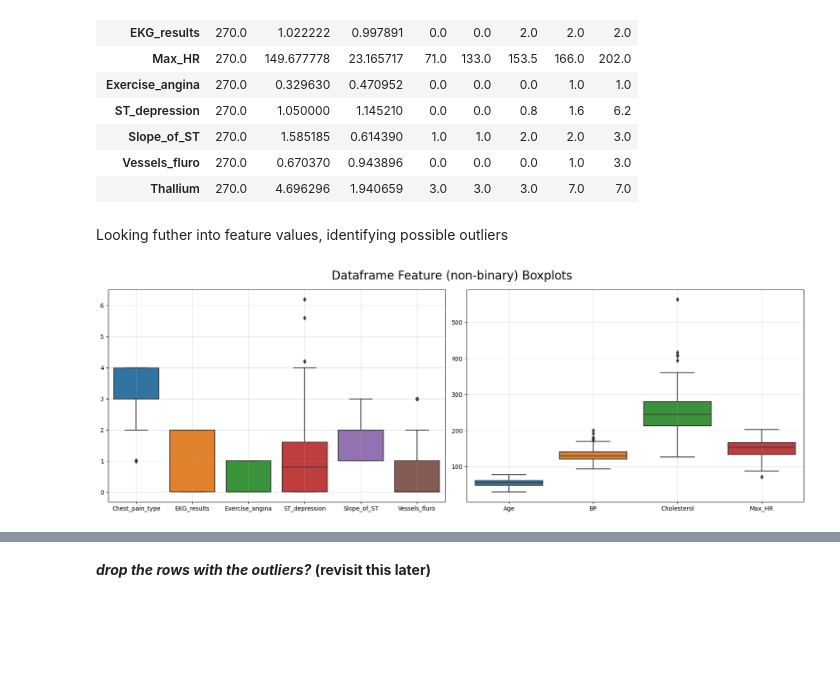
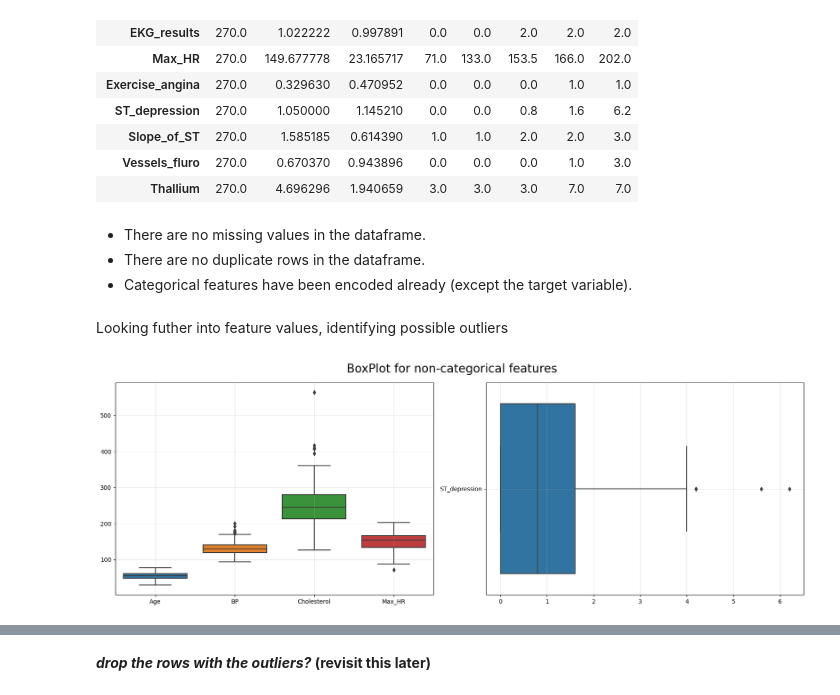
Before and after one commit to SyNikolai/HeartDiseaseML, a Jupyter notebook: heartdisease.ipynb, the cells around one changed output, grey strips where cells are left out. Saved outputs shown, nothing was run; the diff lists cells and outputs as text; code cells hidden in the pictures; blank space fills up the shorter version.

```diff
--- a/heartdisease.ipynb
+++ b/heartdisease.ipynb
@@ -176,3 +176,9 @@ Data columns (total 14 columns):
  13  Heart_Disease    270 non-null    object
 dtypes: float64(1), int64(12), object(1)
 memory usage: 29.7+ KB
+# %%
+# Checking for duplicate: rows
+if not df.duplicated().sum():
+    print("There are no duplicate entries in the dataframe.")
+else:
+    df.drop_duplicates(inplace=True)
@@ -197,23 +205,25 @@ df.describe().T
 | Slope_of_ST | 270.0 | 1.585185 | 0.614390 | 1.0 | 1.0 | 2.0 | 2.0 | 3.0 |
 | Vessels_fluro | 270.0 | 0.670370 | 0.943896 | 0.0 | 0.0 | 0.0 | 1.0 | 3.0 |
 | Thallium | 270.0 | 4.696296 | 1.940659 | 3.0 | 3.0 | 3.0 | 7.0 | 7.0 |
+# %% [markdown]
+- There are no missing values in the dataframe.
+- There are no duplicate rows in the dataframe.
+- Categorical features have been encoded already (except the target variable).
 # %% [markdown]
 Looking futher into feature values, identifying possible outliers
 # %%
-# Seaborn fig with two boxplots for observations (hue is the target Heart_Disease)
+# Seaborn fig with two boxplots for observations (different scales)
 fig, (ax1, ax2) = plt.subplots(ncols=2, figsize =[17,6], sharey=False)
 
-plt.suptitle("Dataframe Feature (non-binary) Boxplots", fontsize=20)
+plt.suptitle("BoxPlot for non-categorical features", fontsize=20)
 
-ax1 = sns.boxplot(data=df[["Chest_pain_type", "EKG_results",
-"Exercise_angina", "ST_depression", "Slope_of_ST", "Vessels_fluro"]],ax=ax1)
+ax1 = sns.boxplot(data=df[["Age","BP","Cholesterol","Max_HR"]], ax=ax1)
 ax1.grid(alpha=0.35)
 
-
-ax2 = sns.boxplot(data=df[["Age","BP","Cholesterol","Max_HR"]], ax=ax2)
+ax2 = sns.boxplot(data=df[["ST_depression"]], orient="h",ax=ax2)
 ax2.grid(alpha=0.35)
 
 plt.tight_layout()
 plt.show()
 # %% [output]
-[figure, old version]
+[figure, new version]
```
Also changed, not shown: parts of 5 cells of this notebook.
